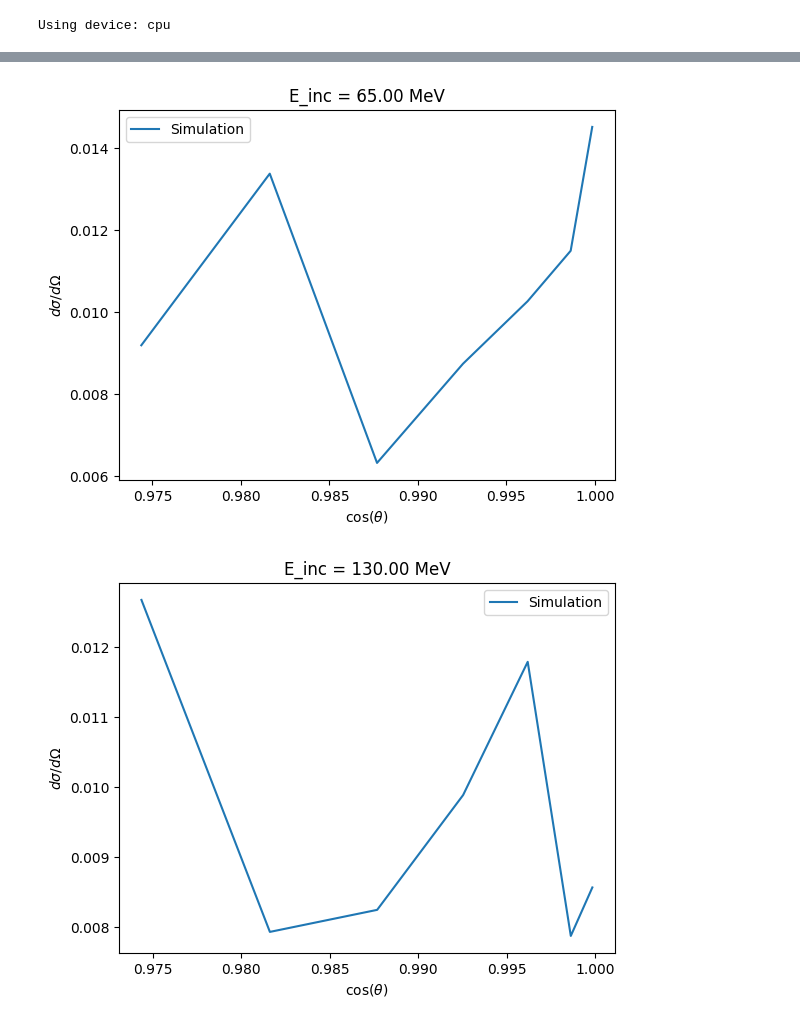
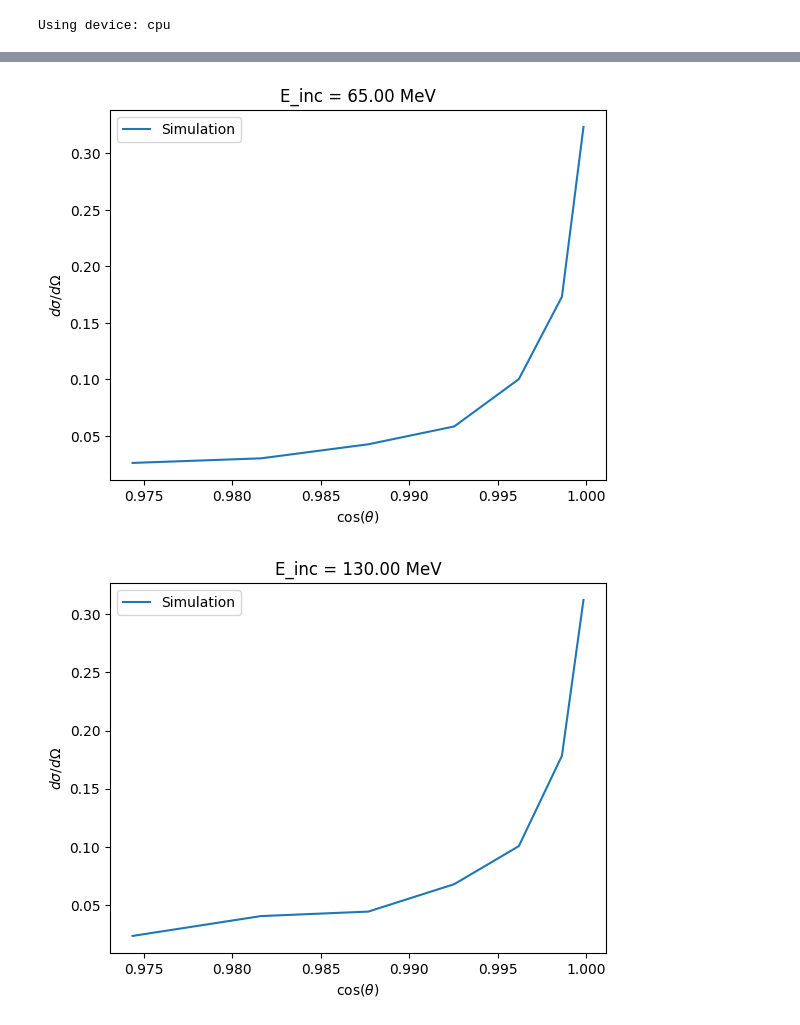
Before and after one commit to LucAstrand/MCML, a Jupyter notebook: npReactionV7-Mine.ipynb, the cells around one changed output, grey strips where cells are left out. Drawn from its saved outputs; the diff is of its cells as text; code cells hidden in the pictures.

```diff
--- a/npReactionV7-Mine.ipynb
+++ b/npReactionV7-Mine.ipynb
@@ -694,34 +848,34 @@ for idx in monitor_indices:
     # Append Ek to each MC sample row: (1, N, n_in+1)
     net_input = torch.cat([uniform_samples, Ek_expanded.unsqueeze(-1)], dim=-1)
 
     # Flatten for net: (B*N, n_in+1)
     net_input_flat = net_input.reshape(-1, n_in + 1)
 
     with torch.no_grad():
         t = net(net_input_flat).reshape(1, n_mc_samples, 3)
         r1 = t[:, :, 0]
-        r2 = t[:, :, 1] * 2 - 1
-        r3 = t[:, :, 2] * 2 * torch.pi - torch.pi
+        r2 = t[:, :, 1] #* 2 - 1
+        r3 = t[:, :, 2] #* 2 * torch.pi - torch.pi
 
         # Now acs_pipeline gets (B=1, N) inputs for r1, r2, r3
         sim_dist = acs_pipeline(Ek_batch, r1, r2, r3).squeeze(0)  # (M,)
         # sim_dist = ecs_pipeline(Ek_batch, r1, r2, r3).squeeze(0)  # (M,)
 
 
     # Plot
     plt.figure()
     # plt.plot(cos_theta_exp.cpu(), exp_dist.cpu(), label='Experimental')
     plt.plot(cos_theta_exp.cpu(), sim_dist.cpu(), label='Simulation')
     plt.xlabel(r'$\cos(\theta)$')
 
     # plt.plot(E_sec_exp.cpu(), exp_dist.cpu(), label='Experimental')
     # plt.plot(E_sec_exp.cpu(), sim_dist.cpu(), label='Simulation')
     # plt.xlabel(r'$E_{\text{sec}}$ [MeV]')
 
     plt.ylabel(r'$d\sigma/d\Omega$')
     plt.title(f'E_inc = {Ek_val.item():.2f} MeV')
     plt.legend()
     plt.show()
 # %% [output]
-[figure, old version]
+[figure, new version]
-[figure, old version]
+[figure, new version]
```
Also changed, not shown: parts of 3 cells of this notebook.
